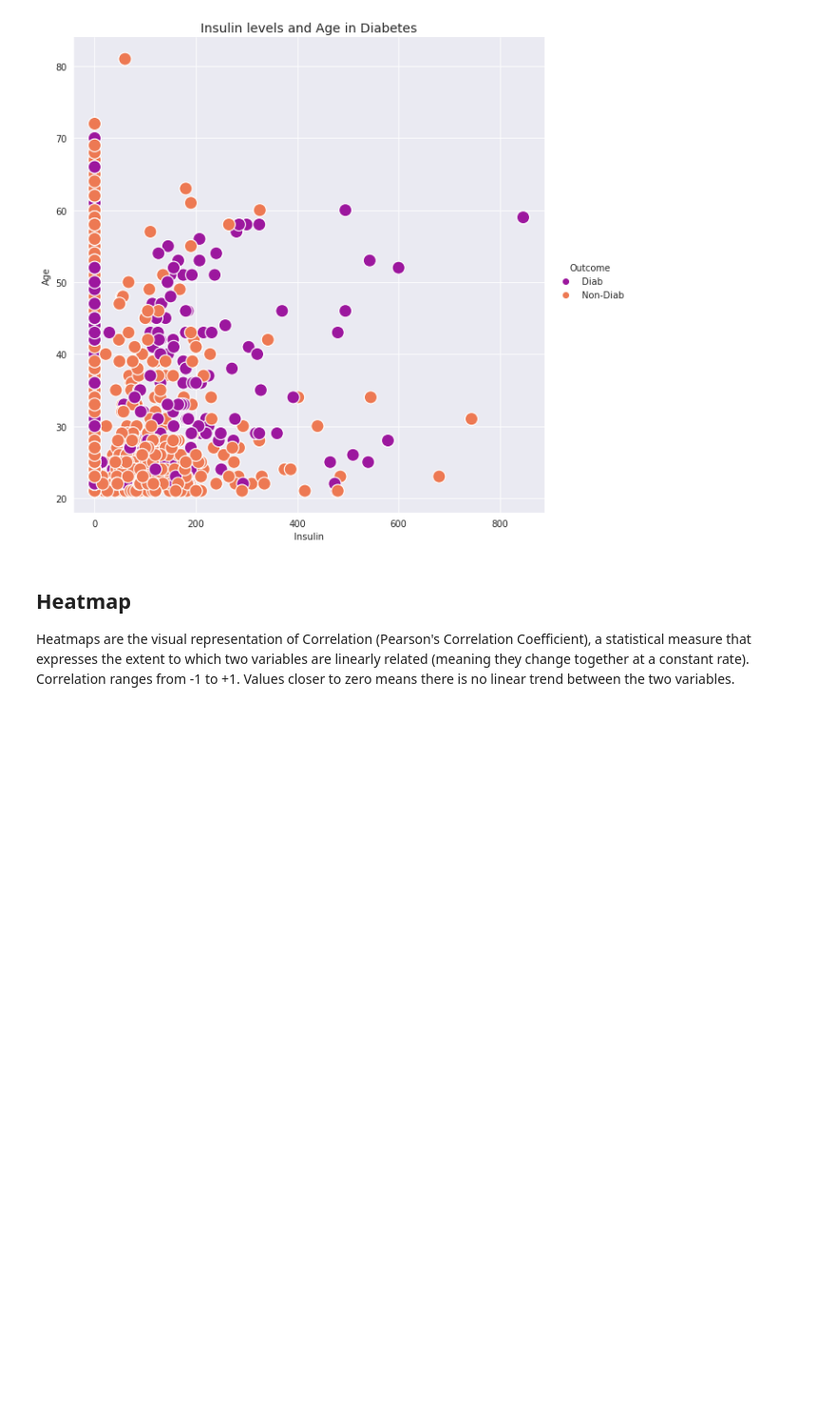
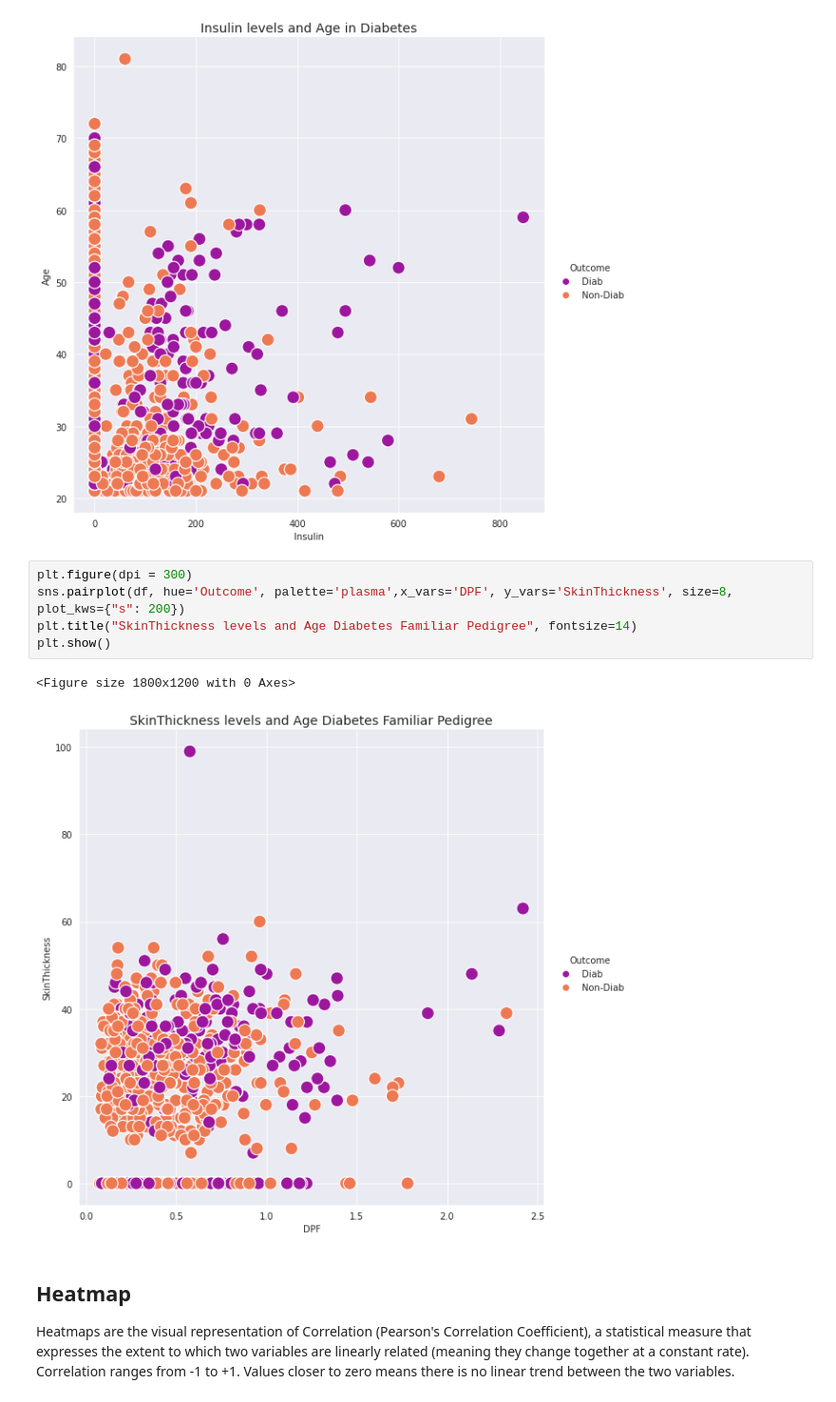
Before and after one commit to RufinoMartin/Diabetes, a Jupyter notebook: Diabetes_Insights.ipynb, the cells around one changed output. Shown at 95% size. Drawn from its saved outputs; the diff is of its cells as text; blank space fills up the shorter version.

```diff
--- a/Diabetes_Insights.ipynb
+++ b/Diabetes_Insights.ipynb
@@ -627,6 +627,14 @@ plt.show()
 # %% [output]
 <Figure size 1800x1200 with 0 Axes>
 [figure]
+# %%
+plt.figure(dpi = 300)
+sns.pairplot(df, hue='Outcome', palette='plasma',x_vars='DPF', y_vars='SkinThickness', size=8, plot_kws={"s": 200})
+plt.title("SkinThickness levels and Age Diabetes Familiar Pedigree", fontsize=14)
+plt.show()
+# %% [output]
+<Figure size 1800x1200 with 0 Axes>
+[figure, added]
 # %% [markdown]
 ## Heatmap
 
```
Also changed, not shown: parts of 3 cells of this notebook.
